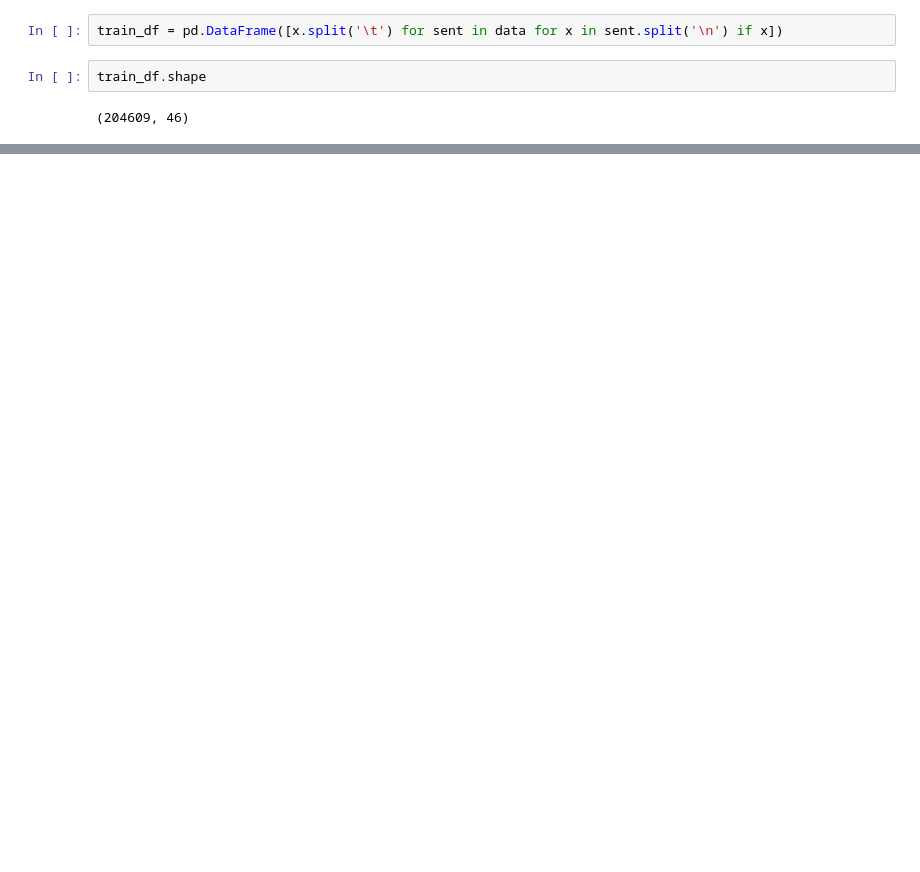
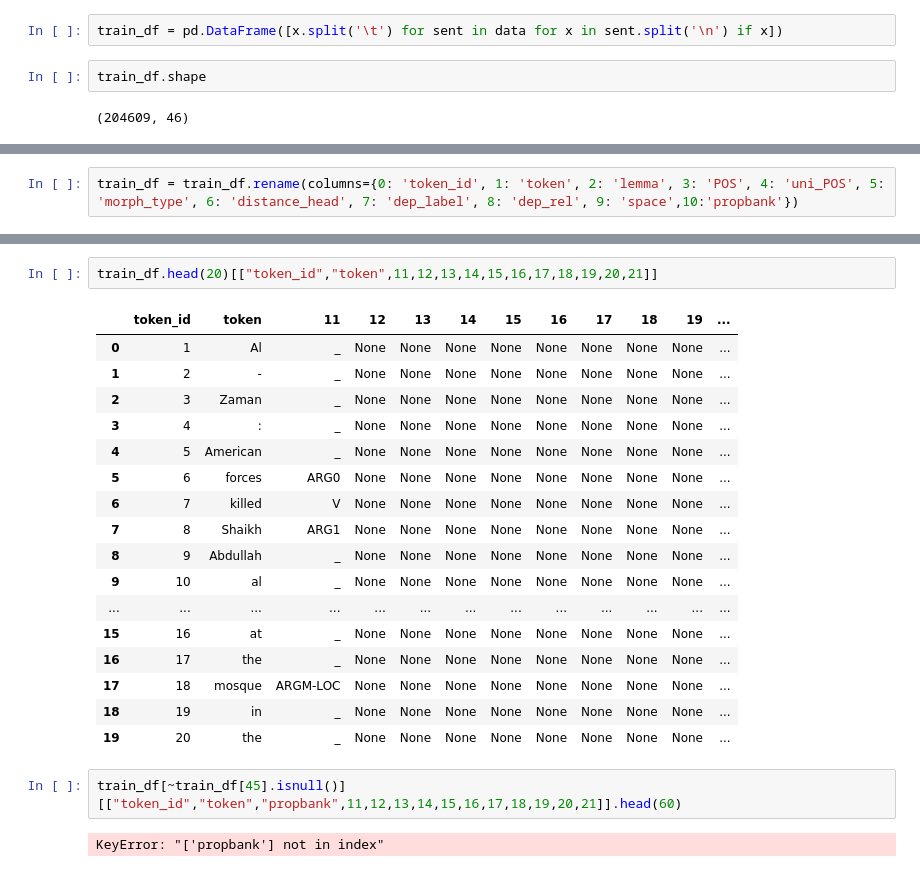
Before and after one commit to hasan-sh/advanced-nlp, a Jupyter notebook: Assignment 2/Untitled.ipynb, the cells around one changed output, grey strips where cells are left out. Saved outputs shown, nothing was run; the diff lists cells and outputs as text; blank space fills up the shorter version.

```diff
--- a/Assignment 2/Untitled.ipynb
+++ b/Assignment 2/Untitled.ipynb
@@ -81,0 +62,2 @@ train_parsed[0][6]
+# %%
+train_df = train_df.rename(columns={0: 'token_id', 1: 'token', 2: 'lemma', 3: 'POS', 4: 'uni_POS', 5: 'morph_type', 6: 'distance_head', 7: 'dep_label', 8: 'dep_rel', 9: 'space',10:'propbank'})
@@ -81,0 +95,24 @@ train_parsed[0][6]
+# %%
+train_df.head(20)[["token_id","token",11,12,13,14,15,16,17,18,19,20,21]]
+# %% [output]
+|  | token_id | token | 11 | 12 | 13 | 14 | 15 | 16 | 17 | 18 | 19 | ... |
+| 0 | 1 | Al | _ | None | None | None | None | None | None | None | None | ... |
+| 1 | 2 | - | _ | None | None | None | None | None | None | None | None | ... |
+| 2 | 3 | Zaman | _ | None | None | None | None | None | None | None | None | ... |
+| 3 | 4 | : | _ | None | None | None | None | None | None | None | None | ... |
+| 4 | 5 | American | _ | None | None | None | None | None | None | None | None | ... |
+| 5 | 6 | forces | ARG0 | None | None | None | None | None | None | None | None | ... |
+| 6 | 7 | killed | V | None | None | None | None | None | None | None | None | ... |
+| 7 | 8 | Shaikh | ARG1 | None | None | None | None | None | None | None | None | ... |
+| 8 | 9 | Abdullah | _ | None | None | None | None | None | None | None | None | ... |
+| 9 | 10 | al | _ | None | None | None | None | None | None | None | None | ... |
+| ... | ... | ... | ... | ... | ... | ... | ... | ... | ... | ... | ... | ... |
+| 15 | 16 | at | _ | None | None | None | None | None | None | None | None | ... |
+| 16 | 17 | the | _ | None | None | None | None | None | None | None | None | ... |
+| 17 | 18 | mosque | ARGM-LOC | None | None | None | None | None | None | None | None | ... |
+| 18 | 19 | in | _ | None | None | None | None | None | None | None | None | ... |
+| 19 | 20 | the | _ | None | None | None | None | None | None | None | None | ... |
+# %%
+train_df[~train_df[45].isnull()][["token_id","token","propbank",11,12,13,14,15,16,17,18,19,20,21]].head(60)
+# %% [output]
+KeyError: "['propbank'] not in index"
```
Also changed, not shown: parts of 11 cells of this notebook.
